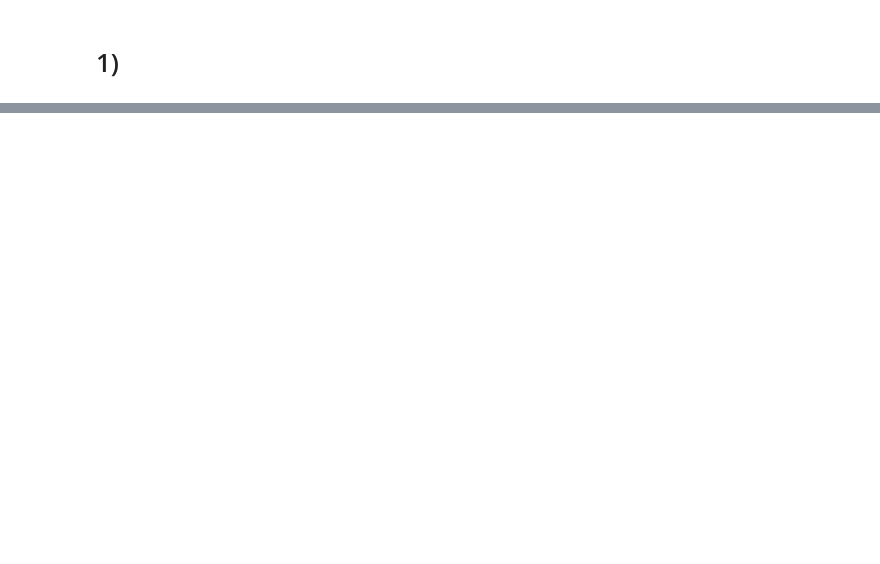
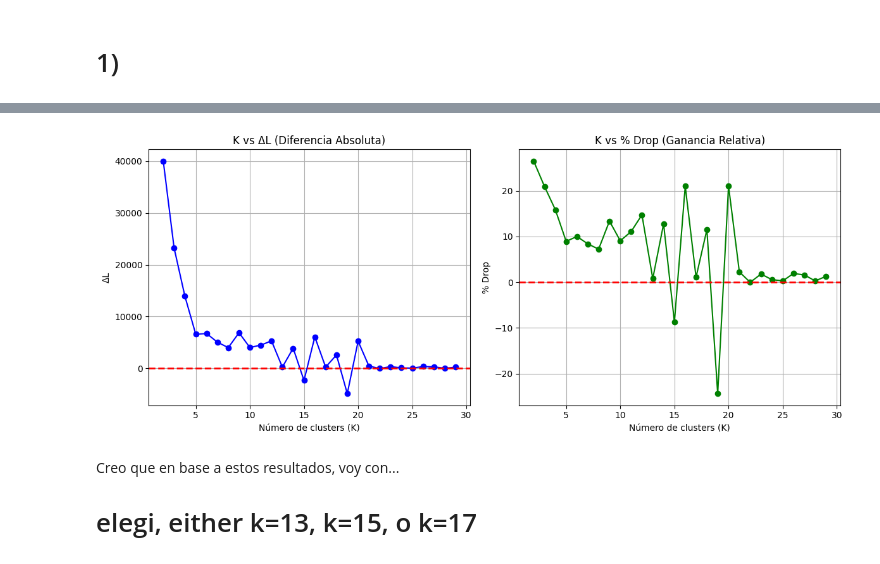
Before and after one commit to manumei/ML-TP4, a Jupyter notebook: Meiriño_Manuel_Notebook.ipynb, the cells around one changed output, grey strips where cells are left out. Drawn from its saved outputs; the diff is of its cells as text; code cells hidden in the pictures; blank space fills up the shorter version.

```diff
--- a/Meiriño_Manuel_Notebook.ipynb
+++ b/Meiriño_Manuel_Notebook.ipynb
@@ -105,0 +137,12 @@ clust_A clust_B   clust_df_A clust_df_B    clusters_A  clusters_B
+# %%
+print(Style.BRIGHT + "K vs L_dist with ΔL and % Drop:" + Style.RESET_ALL)
+print(f"{'K':>2} | {'L':>12} | {'ΔL':>12} | {'% Drop':>8}")
+print("-" * 42)
+
+for i, (k, l) in enumerate(zip(Ks, L_dists)):
+    if i == 0:
+        print(f"{k:2d} | {l:12.2f} | {'—':>12} | {'—':>8}")
+    else:
+        diff = L_dists[i - 1] - l
+        percentage = 100 * diff / L_dists[i - 1]
+        print(f"{k:2d} | {l:12.2f} | {diff:12.2f} | {percentage:7.2f}%")
@@ -105,0 +167,31 @@ clust_A clust_B   clust_df_A clust_df_B    clusters_A  clusters_B
+# %%
+diff_L = [None] + [L_dists[i - 1] - L_dists[i] for i in range(1, len(L_dists))]
+pct_drop = [None] + [100 * (L_dists[i - 1] - L_dists[i]) / L_dists[i - 1] for i in range(1, len(L_dists))]
+
+# Plot
+fig, (ax1, ax2) = plt.subplots(1, 2, figsize=(12, 5))
+
+# K vs ΔL
+ax1.plot(Ks[1:], diff_L[1:], marker='o', color='blue')
+ax1.axhline(0, color='red', linestyle='--', linewidth=2)
+ax1.set_title("K vs ΔL (Diferencia Absoluta)")
+ax1.set_xlabel("Número de clusters (K)")
+ax1.set_ylabel("ΔL")
+ax1.grid(True)
+
+# K vs % Drop
+ax2.plot(Ks[1:], pct_drop[1:], marker='o', color='green')
+ax2.axhline(0, color='red', linestyle='--', linewidth=2)
+ax2.set_title("K vs % Drop (Ganancia Relativa)")
+ax2.set_xlabel("Número de clusters (K)")
+ax2.set_ylabel("% Drop")
+ax2.grid(True)
+
+plt.tight_layout()
+plt.show()
+# %% [output]
+[figure, added]
+# %% [markdown]
+Creo que en base a estos resultados, voy con...
+
+# elegi, either k=13, k=15, o k=17
```
Also changed, not shown: parts of 8 cells of this notebook, 1 other file.
